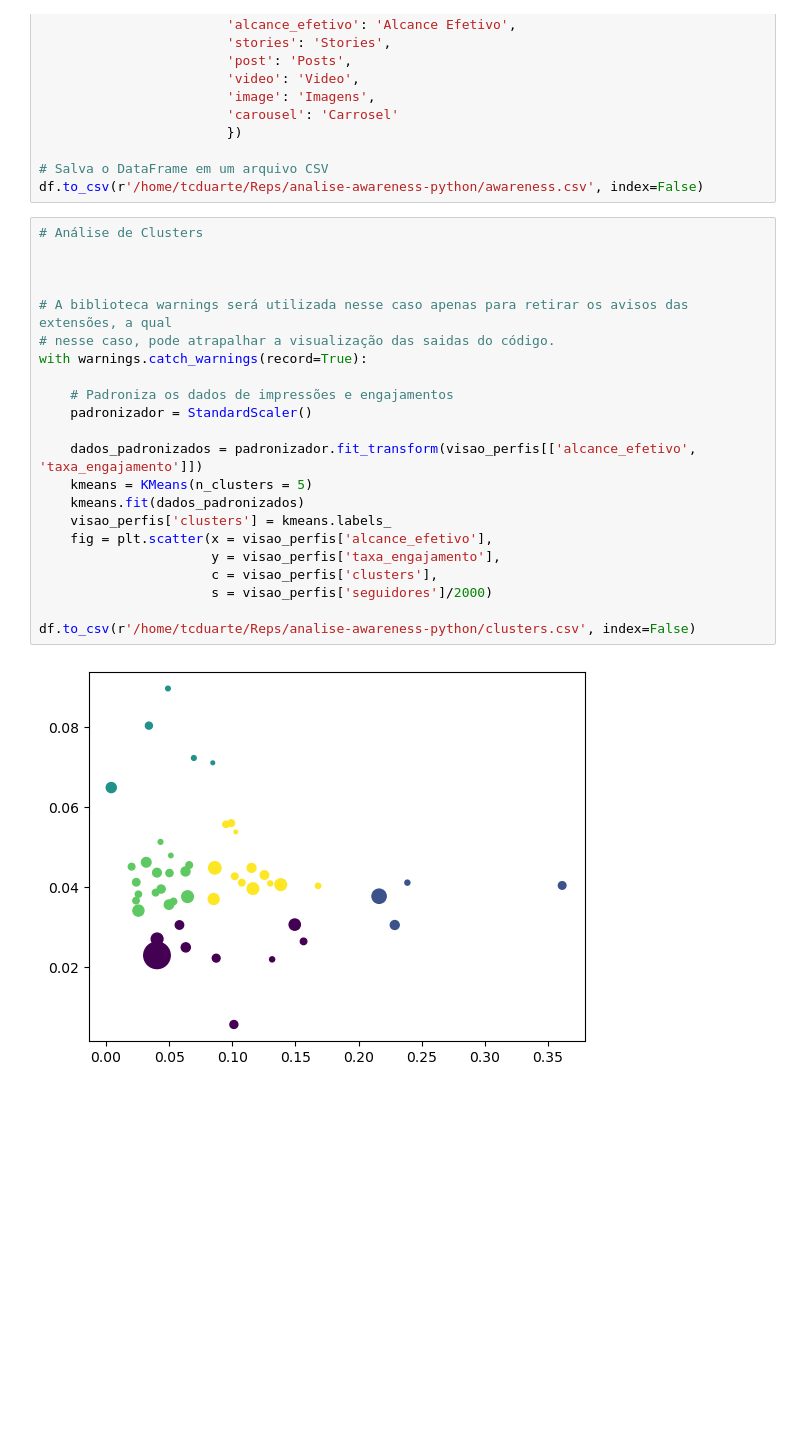
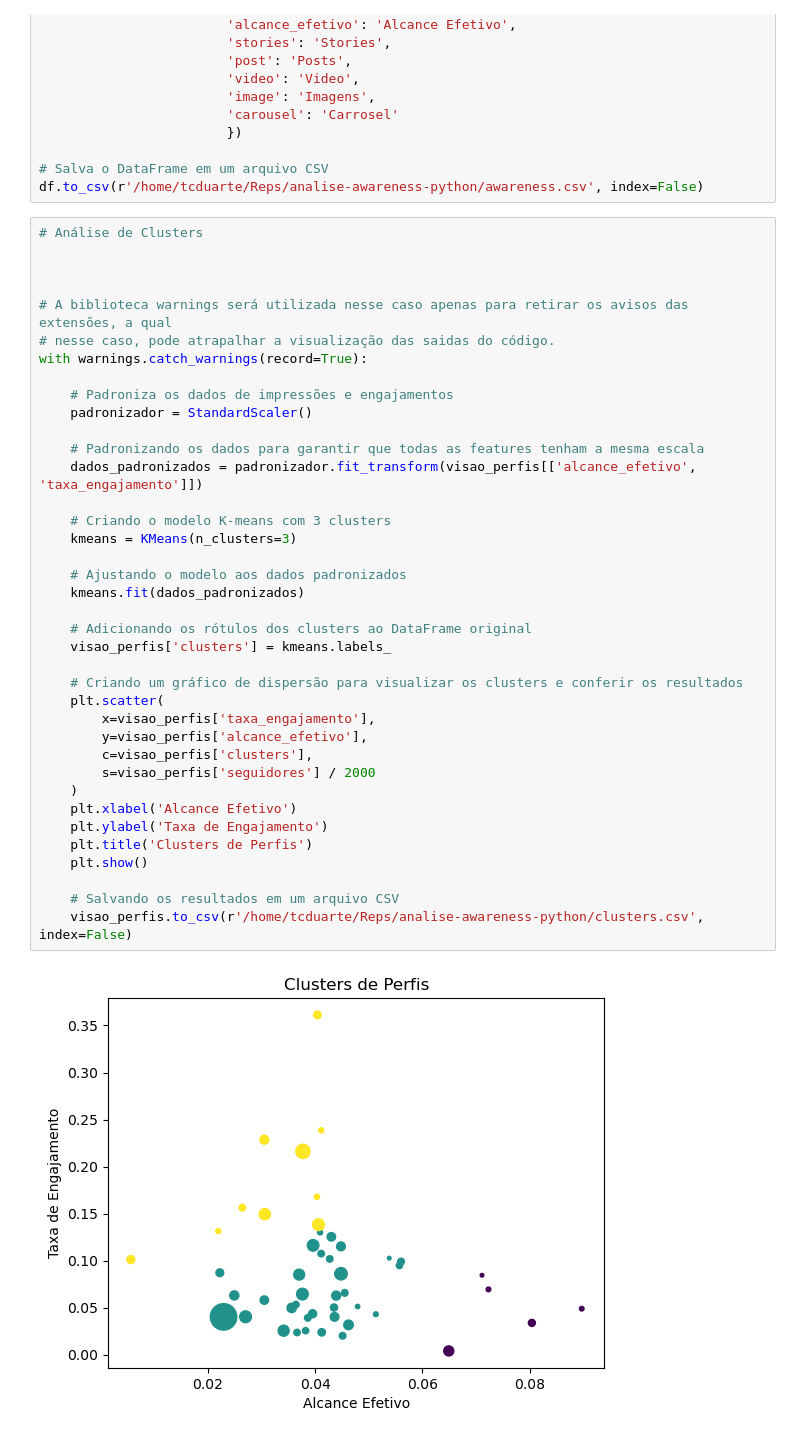
Before and after one commit to TCDuarte/analise-awareness-python, a Jupyter notebook: tratamento_e_visualizacao.ipynb, the cells around one changed output. Cells and saved outputs as stored; diff of their text form; blank space fills up the shorter version.

```diff
--- a/tratamento_e_visualizacao.ipynb
+++ b/tratamento_e_visualizacao.ipynb
@@ -88,24 +88,40 @@ df.to_csv(r'/home/tcduarte/Reps/analise-awareness-python/awareness.csv', index=F
 # %%
 # Análise de Clusters
 
 
 
 # A biblioteca warnings será utilizada nesse caso apenas para retirar os avisos das extensões, a qual
 # nesse caso, pode atrapalhar a visualização das saidas do código.
 with warnings.catch_warnings(record=True):
 
     # Padroniza os dados de impressões e engajamentos
     padronizador = StandardScaler()
 
+    # Padronizando os dados para garantir que todas as features tenham a mesma escala
     dados_padronizados = padronizador.fit_transform(visao_perfis[['alcance_efetivo', 'taxa_engajamento']])
-    kmeans = KMeans(n_clusters = 5)
+
+    # Criando o modelo K-means com 3 clusters
+    kmeans = KMeans(n_clusters=3)
+
+    # Ajustando o modelo aos dados padronizados
     kmeans.fit(dados_padronizados)
+
+    # Adicionando os rótulos dos clusters ao DataFrame original
     visao_perfis['clusters'] = kmeans.labels_
-    fig = plt.scatter(x = visao_perfis['alcance_efetivo'],
-                      y = visao_perfis['taxa_engajamento'],
-                      c = visao_perfis['clusters'],
-                      s = visao_perfis['seguidores']/2000)
 
-df.to_csv(r'/home/tcduarte/Reps/analise-awareness-python/clusters.csv', index=False)
+    # Criando um gráfico de dispersão para visualizar os clusters e conferir os resultados
+    plt.scatter(
+        x=visao_perfis['taxa_engajamento'],
+        y=visao_perfis['alcance_efetivo'],
+        c=visao_perfis['clusters'],
+        s=visao_perfis['seguidores'] / 2000
+    )
+    plt.xlabel('Alcance Efetivo')
+    plt.ylabel('Taxa de Engajamento')
+    plt.title('Clusters de Perfis')
+    plt.show()
+
+    # Salvando os resultados em um arquivo CSV
+    visao_perfis.to_csv(r'/home/tcduarte/Reps/analise-awareness-python/clusters.csv', index=False)
 # %% [output]
-[figure, old version]
+[figure, new version]
```
Also changed, not shown: 1 other file.
